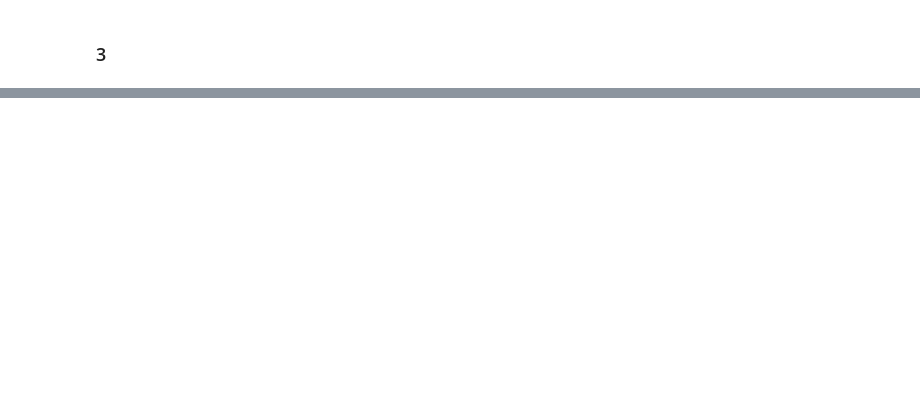
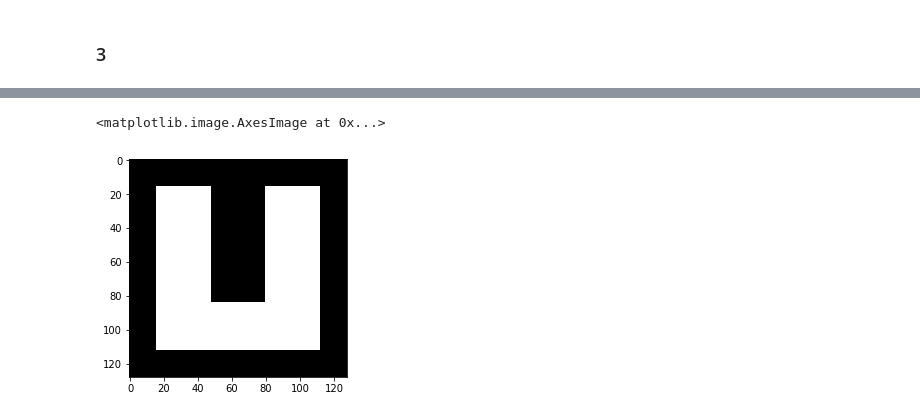
Before and after one commit to zeevikal/computer-vision-22913-openu, a Jupyter notebook: notebooks/MAMAN 13.ipynb, the cells around one changed output, grey strips where cells are left out. Saved outputs shown, nothing was run; the diff lists cells and outputs as text; code cells hidden in the pictures; blank space fills up the shorter version.

```diff
--- a/notebooks/MAMAN 13.ipynb
+++ b/notebooks/MAMAN 13.ipynb
@@ -102,0 +206,13 @@ def image_histogram_equalization(image, number_bins=256):
+# %%
+# 9.5)
+scale = 16 # resolution of shape
+
+# draw original image
+shape = np.zeros((8*scale, 8*scale), dtype=np.int)
+shape[1*scale:7*scale, 1*scale:3*scale] = 1
+shape[1*scale:7*scale, 5*scale:7*scale] = 1
+shape[int(5.3*scale):7*scale, 1*scale:7*scale] = 1
+plt.imshow(shape)
+# %% [output]
+<matplotlib.image.AxesImage at 0x...>
+[figure, added]
```
Also changed, not shown: parts of 15 cells of this notebook, 1 other file.
